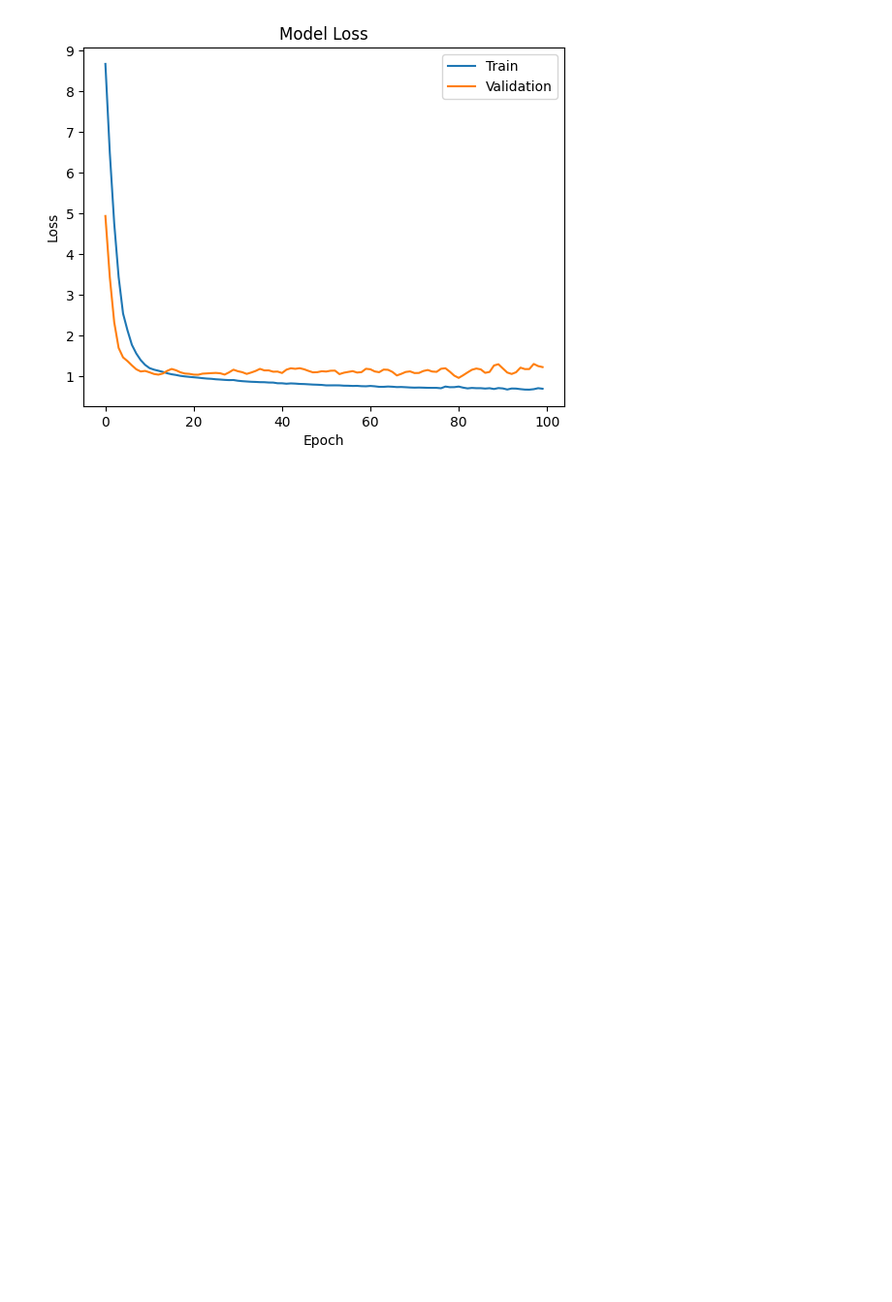
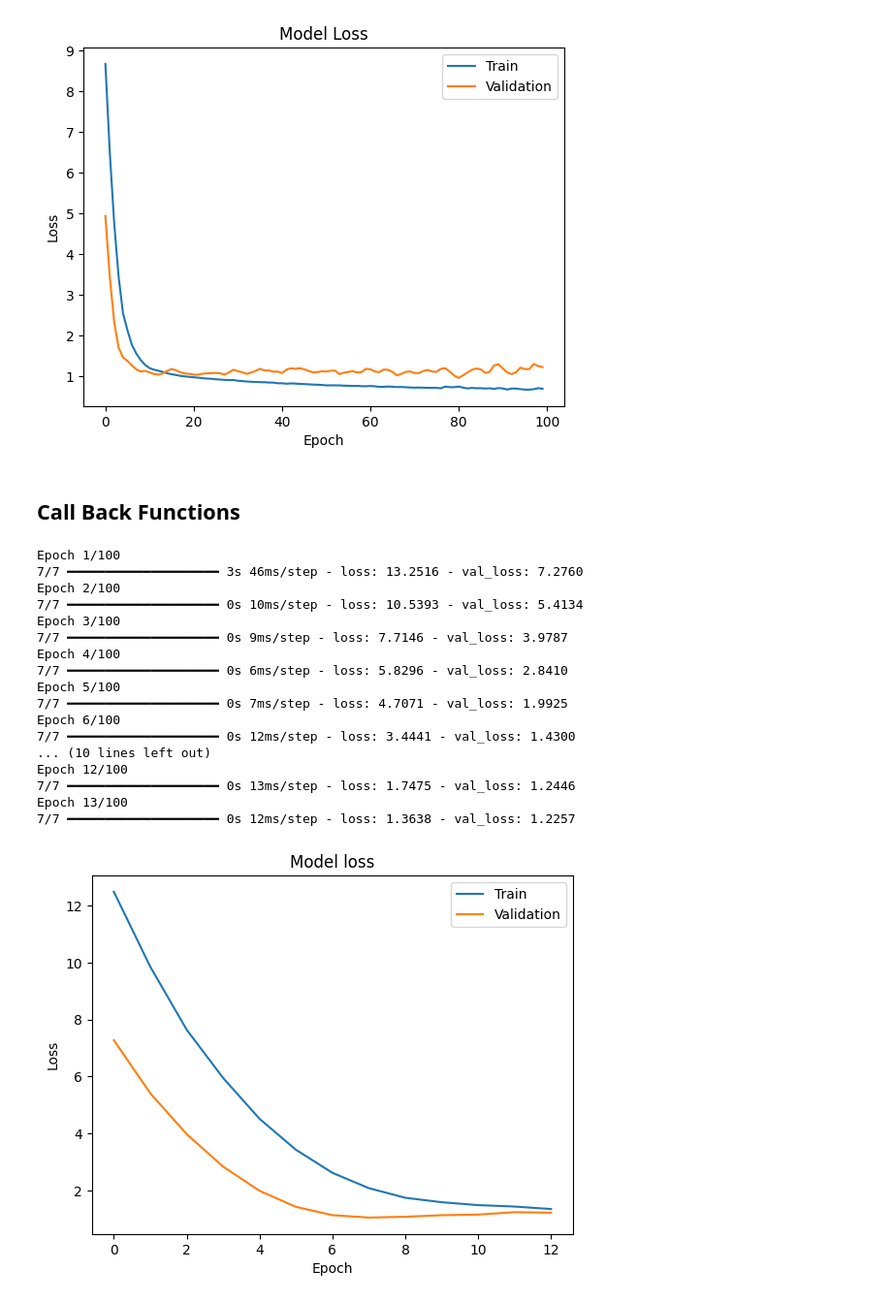
Before and after one commit to Zeeshier/Deep_Learning, a Jupyter notebook: 02. Multi-Layer Perceptron.ipynb, the cells around one changed output. Shown: that part at 97% size. Drawn from its saved outputs; the diff is of its cells as text; code cells hidden in the pictures; blank space fills up the shorter version.

Commit message:
Multi-Layer Perceptron

```diff
--- a/02. Multi-Layer Perceptron.ipynb
+++ b/02. Multi-Layer Perceptron.ipynb
@@ -99,3 +99,56 @@ plt.legend(['Train','Validation'], loc='upper right')
 plt.show()
 # %% [output]
 [figure]
+# %% [markdown]
+## Call Back Functions
+# %%
+from tensorflow.keras.callbacks import EarlyStopping
+
+model = tf.keras.models.Sequential([
+    tf.keras.layers.Dense(64, activation='relu', input_shape=(X_train.shape[1],)), #input layer
+    tf.keras.layers.Dense(32, activation='relu'), #hidden layer
+    tf.keras.layers.Dense(1) #output layer
+    ])
+
+#compiling the model
+model.compile(optimizer='adam', loss= 'mean_squared_error')
+
+# Define the callback function
+early_stopping = EarlyStopping(patience=5)
+
+# Train the model with the callback function
+history = model.fit(X_train, y_train, epochs=100, batch_size=32, verbose=1,
+                    validation_data=(X_test, y_test),
+                    callbacks=[early_stopping])
+
+# Evaluating the model (using Mean Squared Error)
+loss = model.evaluate(X_test, y_test, verbose=0)
+
+# Plotting the training and testing loss
+import matplotlib.pyplot as plt
+plt.plot(history.history['loss'])
+plt.plot(history.history['val_loss'])
+plt.title('Model loss')
+plt.ylabel('Loss')
+plt.xlabel('Epoch')
+plt.legend(['Train', 'Validation'], loc='upper right')
+plt.show()
+# %% [output]
+Epoch 1/100
+7/7 ━━━━━━━━━━━━━━━━━━━━ 3s 46ms/step - loss: 13.2516 - val_loss: 7.2760
+Epoch 2/100
+7/7 ━━━━━━━━━━━━━━━━━━━━ 0s 10ms/step - loss: 10.5393 - val_loss: 5.4134
+Epoch 3/100
+7/7 ━━━━━━━━━━━━━━━━━━━━ 0s 9ms/step - loss: 7.7146 - val_loss: 3.9787
+Epoch 4/100
+7/7 ━━━━━━━━━━━━━━━━━━━━ 0s 6ms/step - loss: 5.8296 - val_loss: 2.8410
+Epoch 5/100
+7/7 ━━━━━━━━━━━━━━━━━━━━ 0s 7ms/step - loss: 4.7071 - val_loss: 1.9925
+Epoch 6/100
+7/7 ━━━━━━━━━━━━━━━━━━━━ 0s 12ms/step - loss: 3.4441 - val_loss: 1.4300
+... (10 lines left out)
+Epoch 12/100
+7/7 ━━━━━━━━━━━━━━━━━━━━ 0s 13ms/step - loss: 1.7475 - val_loss: 1.2446
+Epoch 13/100
+7/7 ━━━━━━━━━━━━━━━━━━━━ 0s 12ms/step - loss: 1.3638 - val_loss: 1.2257
+[figure, added]
```
